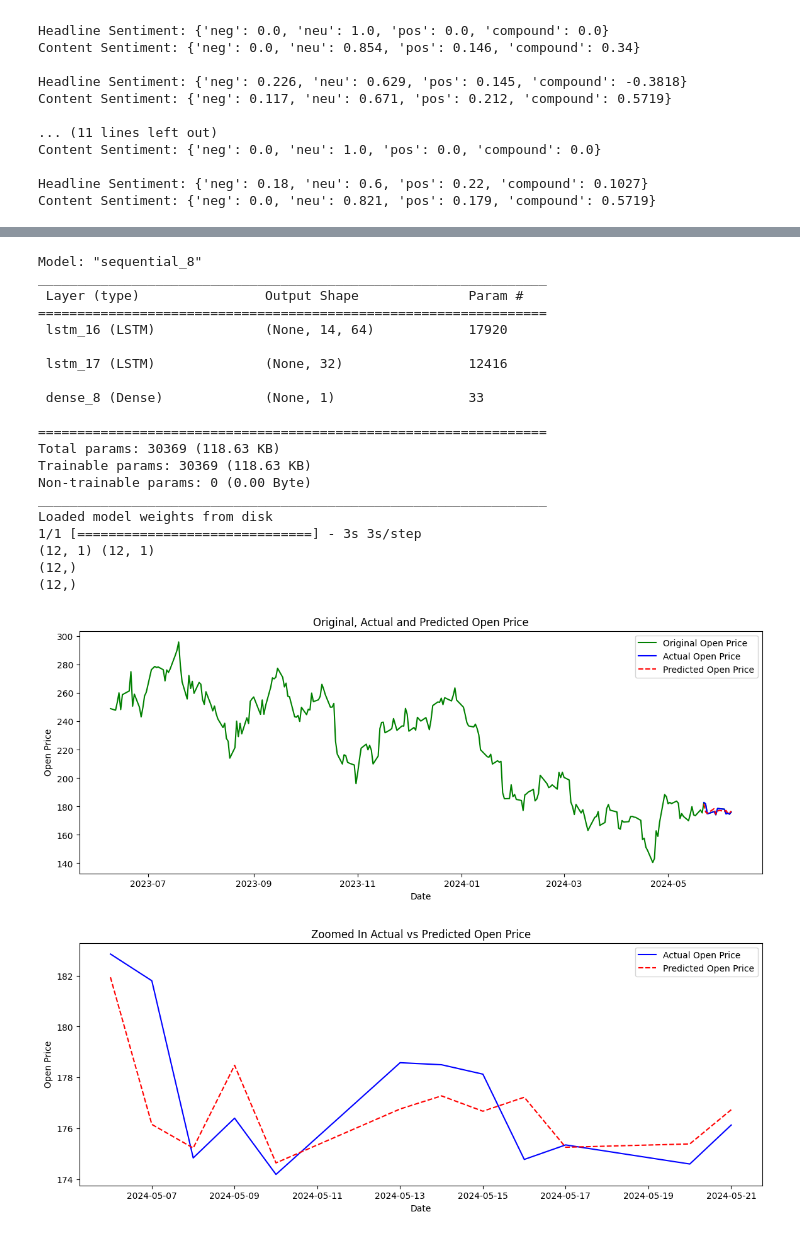
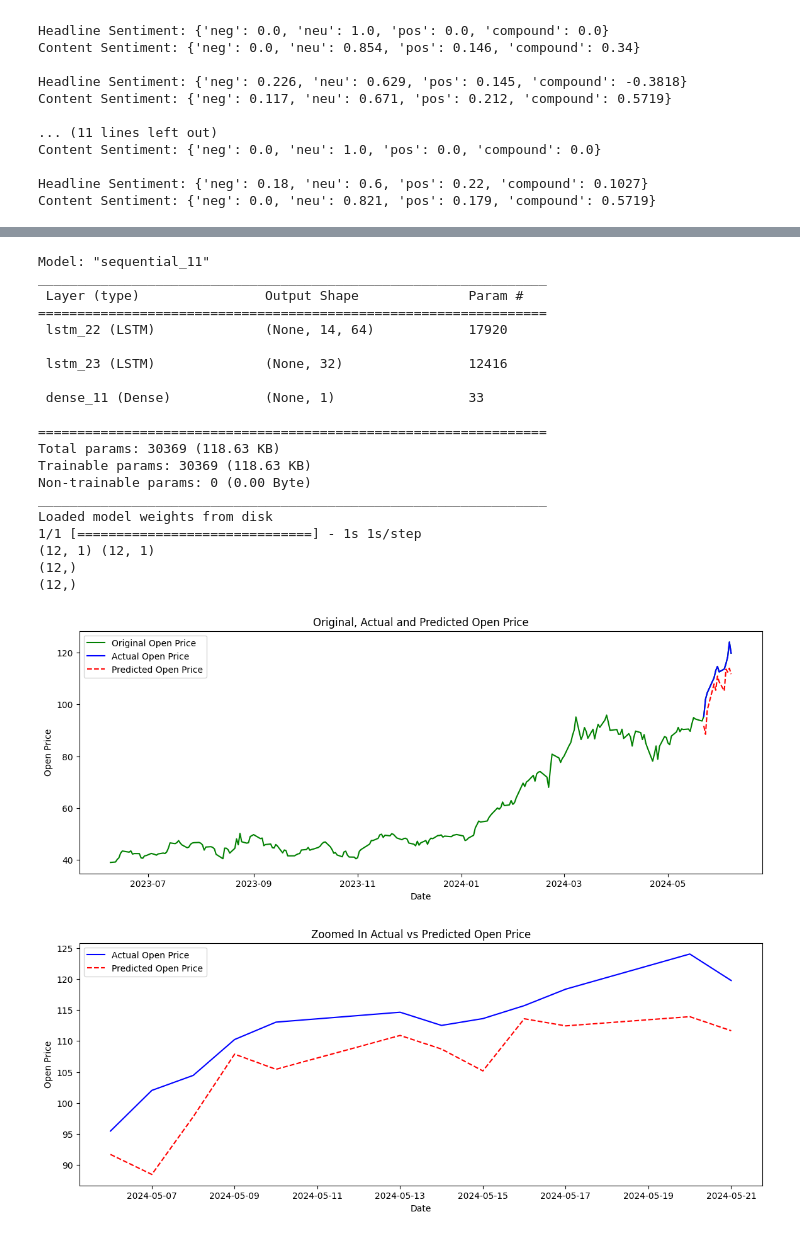
Before and after one commit to JHL222/Python_StockPredict, a Jupyter notebook: Stock.ipynb, the cells around one changed output, grey strips where cells are left out. Cells and saved outputs as stored; diff of their text form; code cells hidden in the pictures.

```diff
--- a/Stock.ipynb
+++ b/Stock.ipynb
@@ -319,7 +427,7 @@ from sklearn.preprocessing import StandardScaler
 import matplotlib.pyplot as plt
 import os
 
-stock_data = pd.read_csv('sample_data/TSLA.csv')
+stock_data = pd.read_csv('sample_data/NVDA.csv')
 stock_data.drop(['Adj Close'], axis=1, inplace=True)
 
 original_open = stock_data['Open'].values
@@ -431,37 +539,37 @@ plt.plot(test_dates[zoom_start:zoom_end][:num_points_to_plot],
          color='blue',
          label='Actual Open Price')
 
 plt.plot(test_dates[zoom_start:zoom_end][:num_points_to_plot],
          y_pred[adjusted_zoom_start:adjusted_zoom_end][:num_points_to_plot],
          color='red',
          linestyle='--',
          label='Predicted Open Price')
 
 plt.xlabel('Date')
 plt.ylabel('Open Price')
 plt.title('Zoomed In Actual vs Predicted Open Price')
 plt.legend()
 plt.show()
 # %% [output]
-Model: "sequential_8"
+Model: "sequential_11"
 _________________________________________________________________
  Layer (type)                Output Shape              Param #
 =================================================================
- lstm_16 (LSTM)              (None, 14, 64)            17920
+ lstm_22 (LSTM)              (None, 14, 64)            17920
 
- lstm_17 (LSTM)              (None, 32)                12416
+ lstm_23 (LSTM)              (None, 32)                12416
 
- dense_8 (Dense)             (None, 1)                 33
+ dense_11 (Dense)            (None, 1)                 33
 
 =================================================================
 Total params: 30369 (118.63 KB)
 Trainable params: 30369 (118.63 KB)
 Non-trainable params: 0 (0.00 Byte)
 _________________________________________________________________
 Loaded model weights from disk
-1/1 [==============================] - 3s 3s/step
+1/1 [==============================] - 1s 1s/step
 (12, 1) (12, 1)
 (12,)
 (12,)
-[figure, old version]
+[figure, new version]
-[figure, old version]
+[figure, new version]
```
Also changed, not shown: parts of 5 cells of this notebook.
